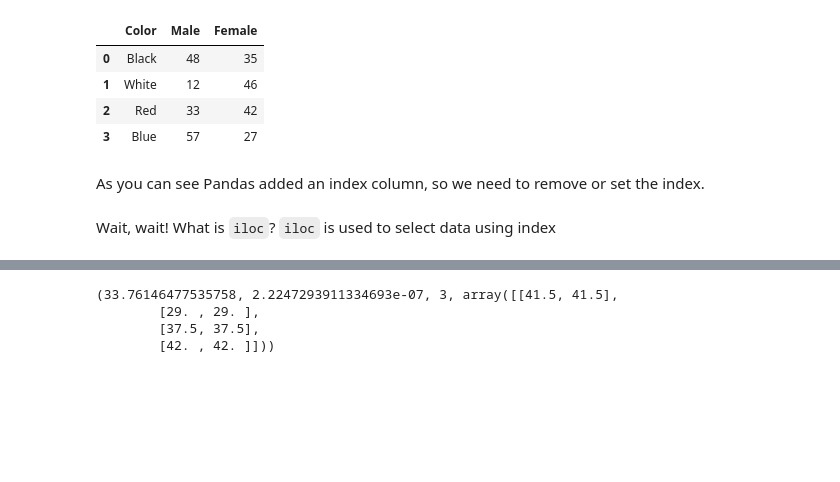
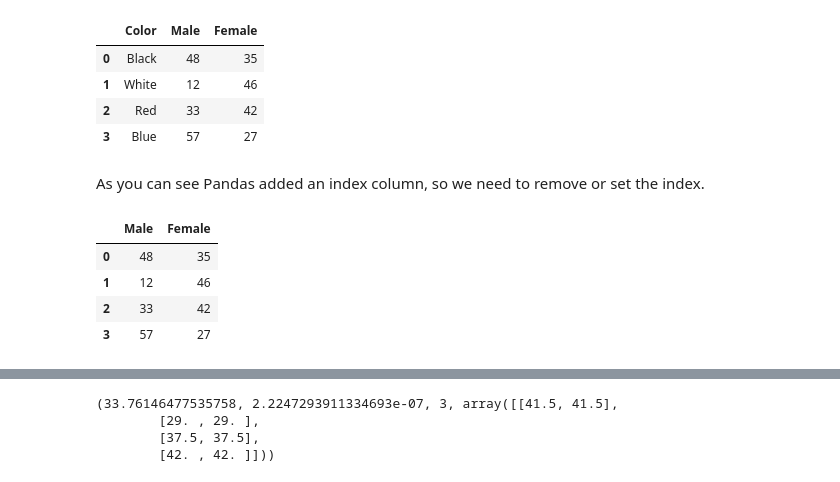
Before and after one commit to shinokada/python-for-ib-diploma-mathematics, a Jupyter notebook: Beginners-Guide-to-Chi-square-test-for-independence-with-Jupyter-Notebook.ipynb, the cells around one changed output, grey strips where cells are left out. Drawn from its saved outputs; the diff is of its cells as text; code cells hidden in the pictures; blank space fills up the shorter version.

```diff
--- a/Beginners-Guide-to-Chi-square-test-for-independence-with-Jupyter-Notebook.ipynb
+++ b/Beginners-Guide-to-Chi-square-test-for-independence-with-Jupyter-Notebook.ipynb
@@ -351,5 +356,10 @@ tshirtsver
 As you can see Pandas added an index column, so we need to remove or set the index.
 # %%
 arr2 = tshirtsver.iloc[:,1:]
+arr2
+# %% [output]
+|  | Male | Female |
+| 0 | 48 | 35 |
+| 1 | 12 | 46 |
+| 2 | 33 | 42 |
+| 3 | 57 | 27 |
-# %% [markdown]
-Wait, wait! What is `iloc`? `iloc` is used to select data using index
```
Also changed, not shown: parts of 14 cells of this notebook.
